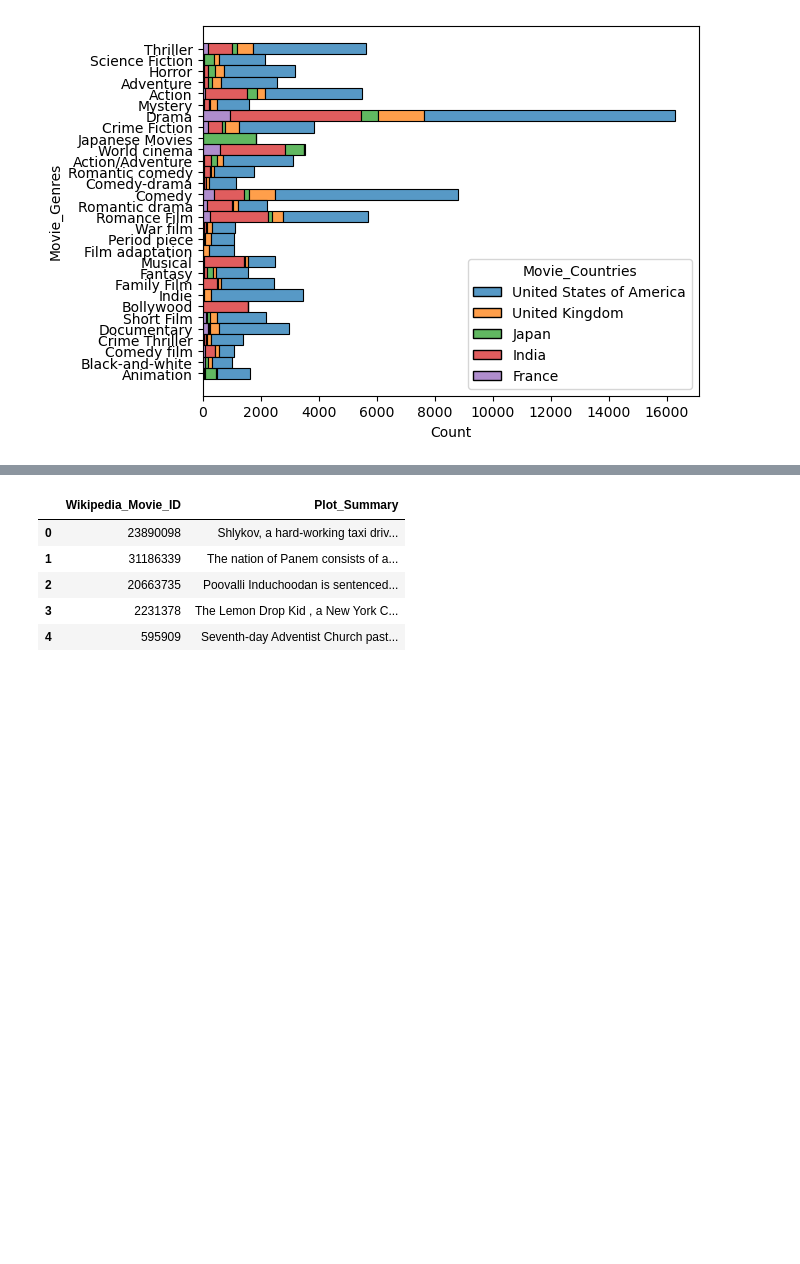
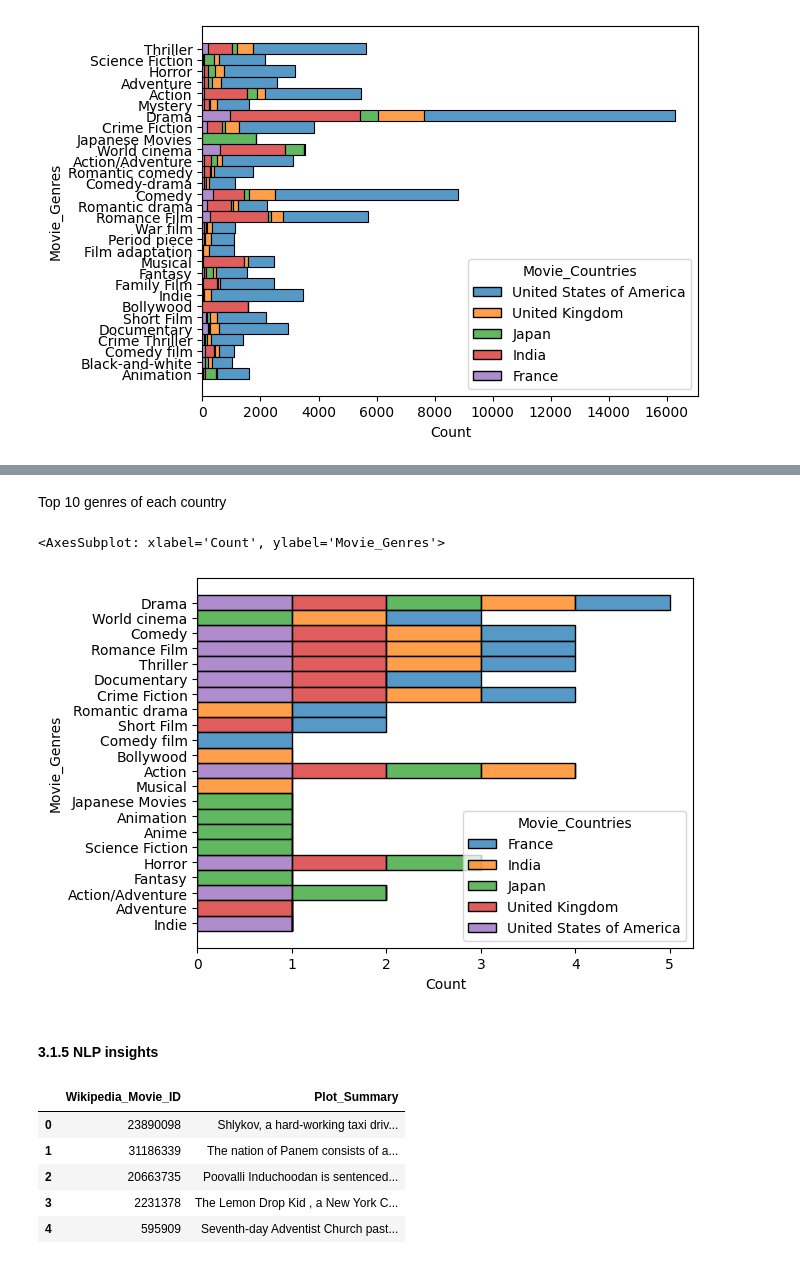
Before and after one commit to epfl-ada/ada-2022-project-robopros, a Jupyter notebook: notebooks/milestone2.ipynb, the cells around one changed output, grey strips where cells are left out. Saved outputs shown, nothing was run; the diff lists cells and outputs as text; code cells hidden in the pictures; blank space fills up the shorter version.

```diff
--- a/notebooks/milestone2.ipynb
+++ b/notebooks/milestone2.ipynb
@@ -308,0 +308,5 @@ I'm unfamiliar with what's feasible here, but perhaps we can have some insights
+# %%
+# get top 10 genres for each country
+top_genres = movies[['Movie_Countries', 'Movie_Genres', 'decade']]
+top_genres = top_genres.groupby(['Movie_Countries', 'Movie_Genres']).size().reset_index(name='counts')
+top_genres = top_genres.sort_values(['Movie_Countries', 'counts'], ascending=[True, False])
@@ -309,3 +333,14 @@ I'm unfamiliar with what's feasible here, but perhaps we can have some insights
+# %% [markdown]
+Top 10 genres of each country
+# %%
+# plot top 10 genres for each country
+top_genres = top_genres.groupby('Movie_Countries').head(10)
+sns.histplot(top_genres, y='Movie_Genres', hue='Movie_Countries', multiple='stack')
+# %% [output]
+<AxesSubplot: xlabel='Count', ylabel='Movie_Genres'>
+[figure, added]
+# %% [markdown]
+#### 3.1.5 NLP insights
 # %%
 # read plot summaries
 summaries_df = pd.read_csv('../data/MovieSummaries/plot_summaries.txt', sep='\t', header=None, names=['Wikipedia_Movie_ID', 'Plot_Summary'])
```
Also changed, not shown: parts of 10 cells of this notebook, 1 other file.
